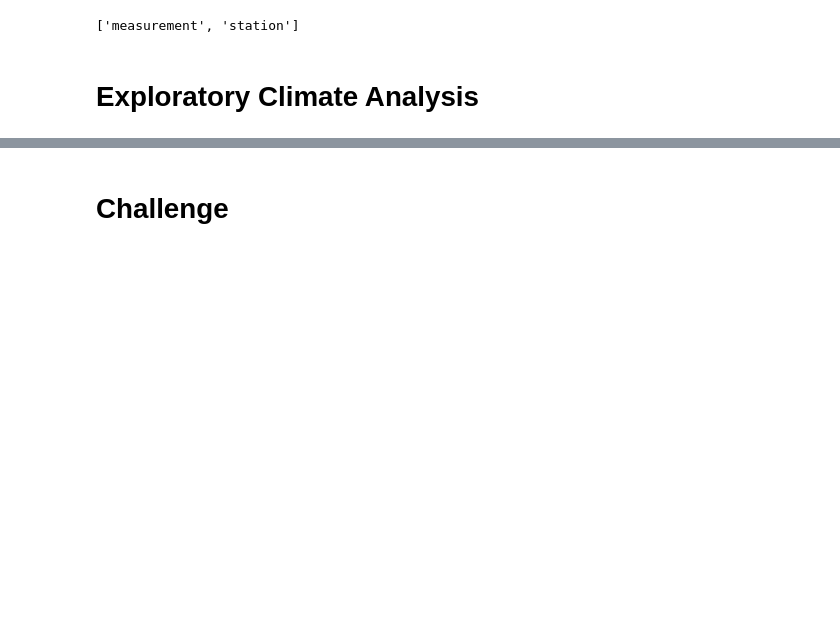
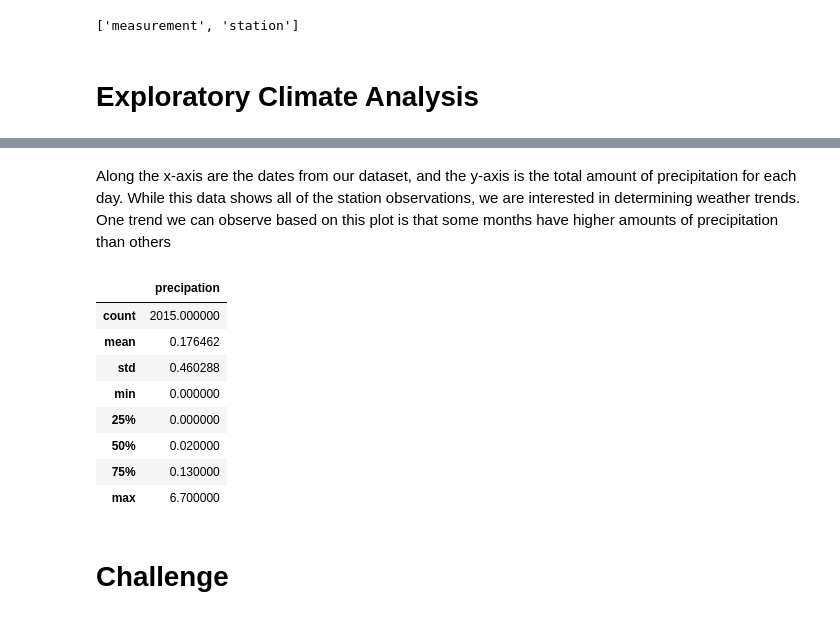
Before and after one commit to danielbrock4/SQLite, a Jupyter notebook: Resources/climate_analysis.ipynb, the cells around one changed output, grey strips where cells are left out. Saved outputs shown, nothing was run; the diff lists cells and outputs as text; code cells hidden in the pictures; blank space fills up the shorter version.

```diff
--- a/Resources/climate_analysis.ipynb
+++ b/Resources/climate_analysis.ipynb
@@ -64,5 +120,18 @@ for result in results:
+# %% [markdown]
+Along the x-axis are the dates from our dataset, and the y-axis is the total amount of precipitation for each day. While this data shows all of the station observations, we are interested in determining weather trends. One trend we can observe based on this plot is that some months have higher amounts of precipitation than others
 # %%
-# Use Pandas to calcualte the summary statistics for the precipitation data
+# Use Pandas to calcualte the summary statistics for the precipitation data using describe() function
+df.describe()
+# %% [output]
+|  | precipation |
+| count | 2015.000000 |
+| mean | 0.176462 |
+| std | 0.460288 |
+| min | 0.000000 |
+| 25% | 0.000000 |
+| 50% | 0.020000 |
+| 75% | 0.130000 |
+| max | 6.700000 |
 # %%
 # How many stations are available in this dataset?
 # %%
```
Also changed, not shown: parts of 10 cells of this notebook, 1 other file.
